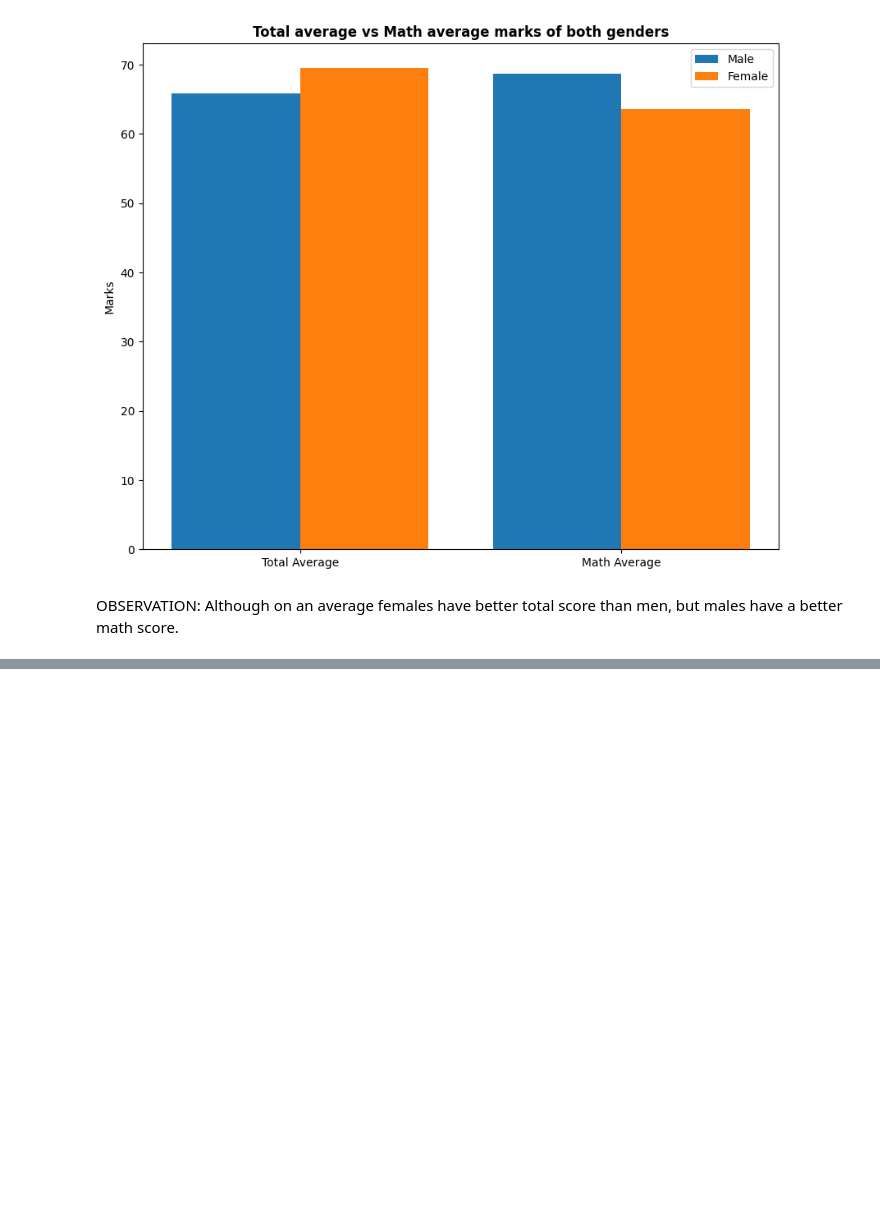
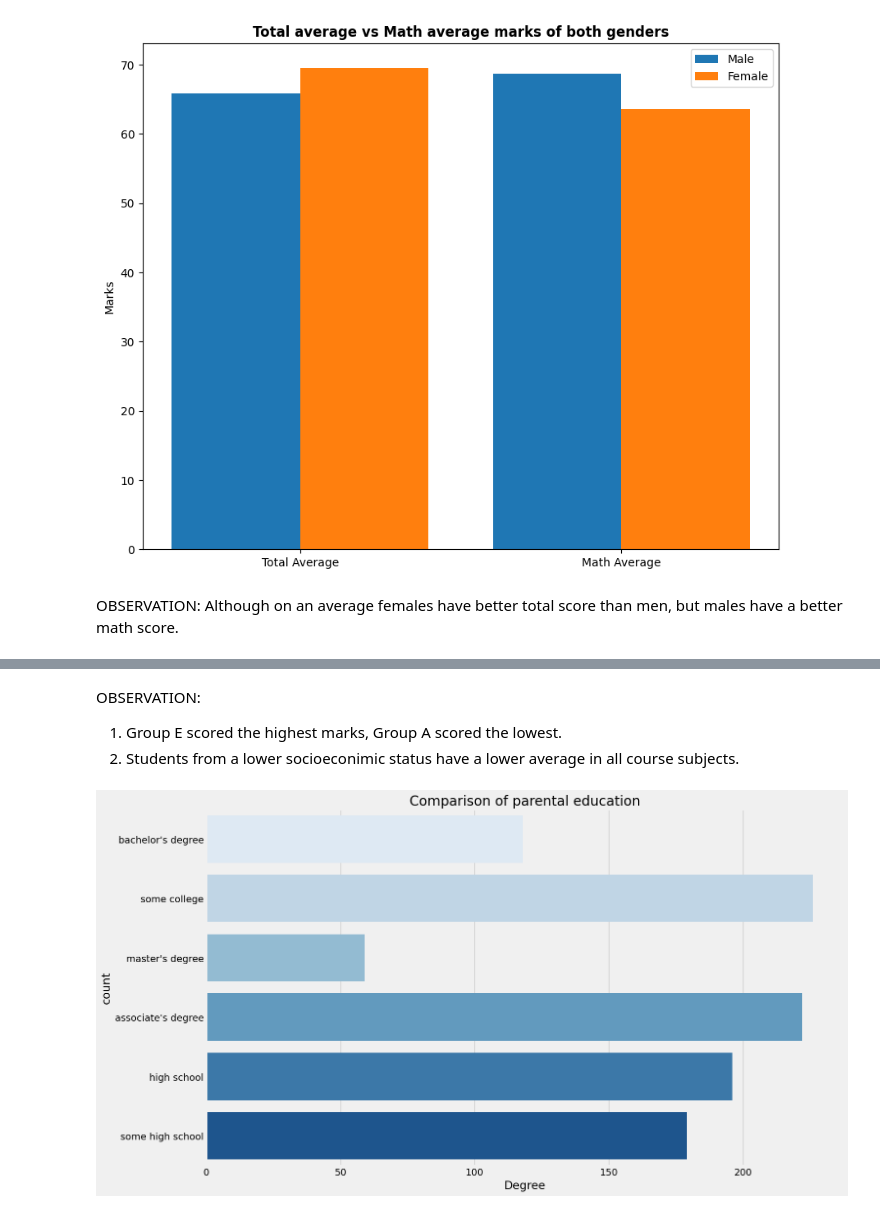
Before and after one commit to VMware237/mlprojects, a Jupyter notebook: notebook/EDA_STUDENT.ipynb, the cells around one changed output, grey strips where cells are left out. Saved outputs shown, nothing was run; the diff lists cells and outputs as text; code cells hidden in the pictures; blank space fills up the shorter version.

```diff
--- a/notebook/EDA_STUDENT.ipynb
+++ b/notebook/EDA_STUDENT.ipynb
@@ -384,0 +427,15 @@ OBSERVATION: Although on an average females have better total score than men, bu
+# %% [markdown]
+OBSERVATION:
+1) Group E scored the highest marks, Group A scored the lowest.
+2) Students from a lower socioeconimic status have a lower average in all course subjects.
+# %%
+#Univariate Analysis -> Educational background of student's parents
+plt.rcParams['figure.figsize']=(15,9)
+plt.style.use('fivethirtyeight')
+sns.countplot(StudentPerformance['parental_level_of_education'],palette='Blues')
+plt.title('Comparison of parental education',fontweight=30,fontsize=20)
+plt.xlabel('Degree')
+plt.ylabel('count')
+plt.show()
+# %% [output]
+[figure, added]
```
Also changed, not shown: parts of 13 cells of this notebook, 9 other files.
